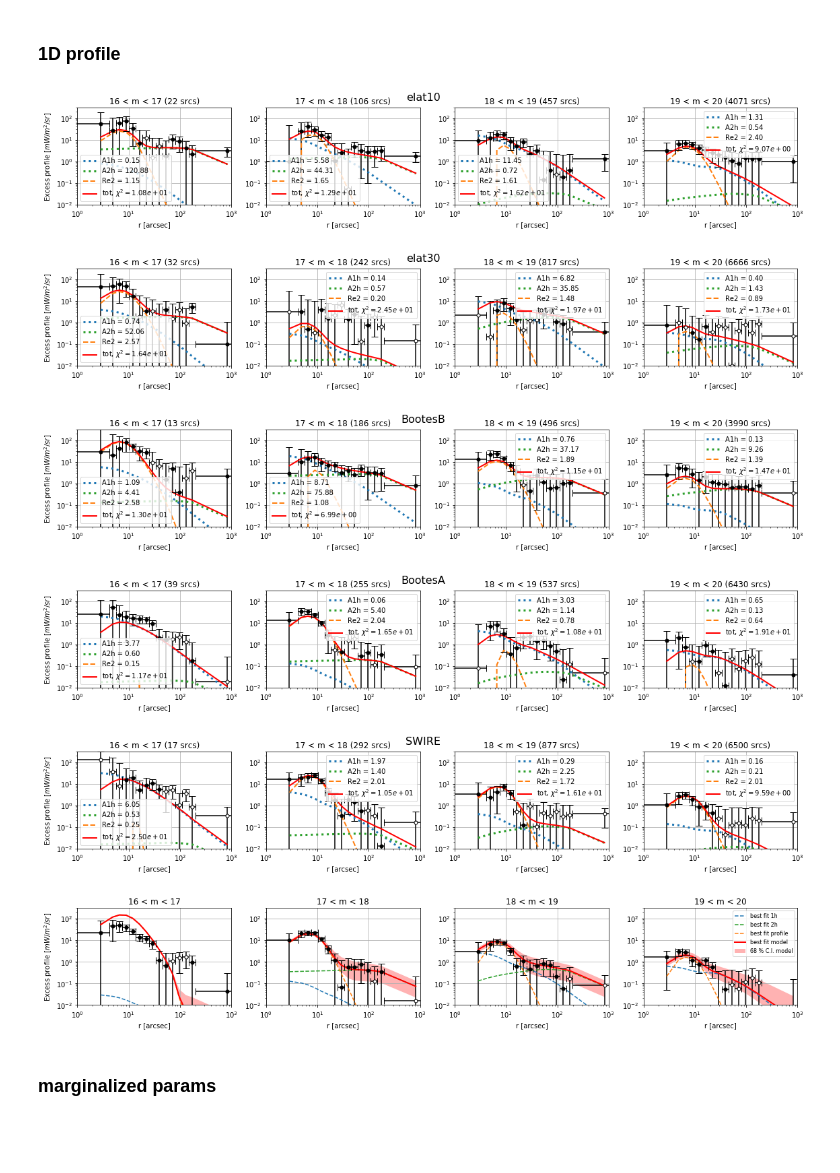
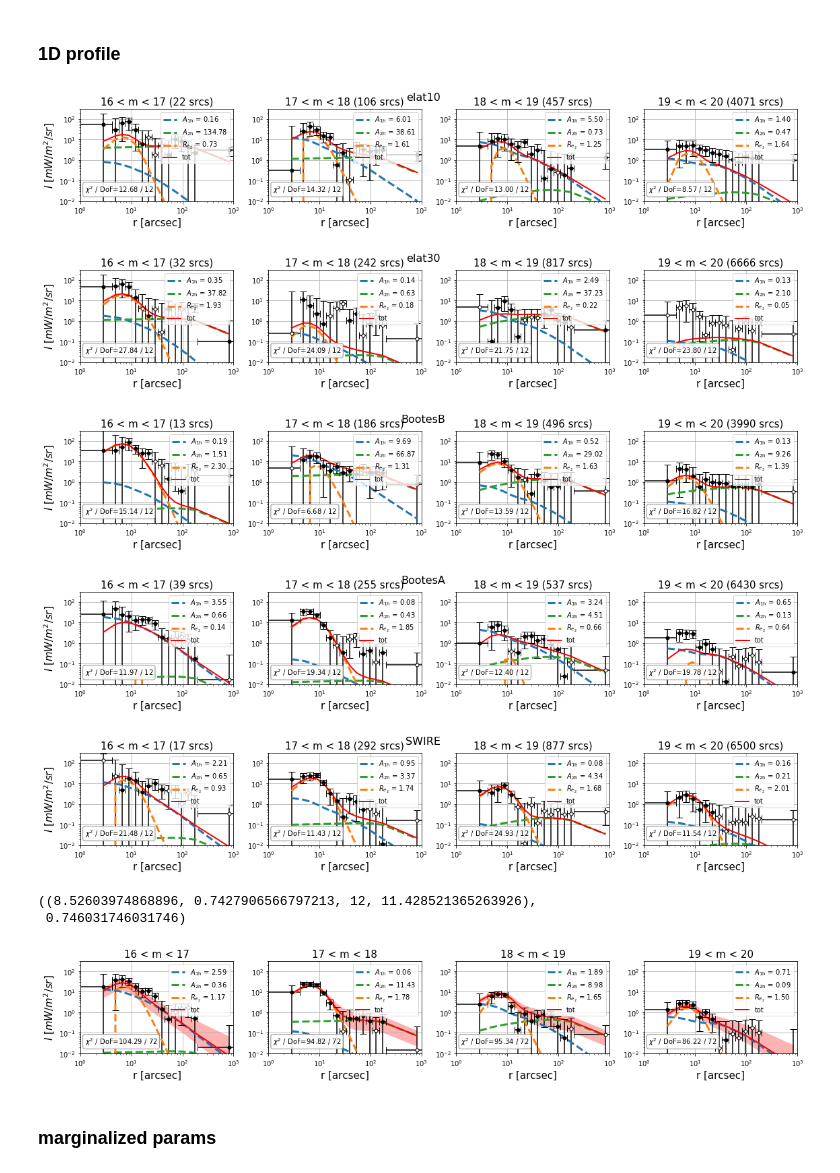
Before and after one commit to yuntingcheng/python_ciber, a Jupyter notebook: stack_modelfit/mcmc.ipynb, the cells around one changed output. Cells and saved outputs as stored; diff of their text form; code cells hidden in the pictures; blank space fills up the shorter version.

```diff
--- a/stack_modelfit/mcmc.ipynb
+++ b/stack_modelfit/mcmc.ipynb
@@ -219,45 +217,46 @@ for ifield in [4,5,6,7,8]:
         param_fit = fit_stacking_mcmc(inst, ifield, im, filt_order)
         fitparamdat = get_mcmc_fit_params_3par(inst,im, ifield=ifield)
         Re2 = fitparamdat['Re2']
         A1h = fitparamdat['A1h']
         A2h = fitparamdat['A2h']
         Nsrc = param_fit.Nsrc
         r_arr = param_fit.rsubbins
         profd_arr = param_fit.profex_sub
         profd_err = np.sqrt(np.diag(param_fit.covsub))
         modelprof = param_fit.get_profexcess_model(Re2=Re2, A1h=A1h, A2h=A2h)
         profex_arr = modelprof['profex_sub']
         prof1h_arr = modelprof['prof1h_sub']
         prof2h_arr = modelprof['prof2h_sub']
         chi2 = param_fit.get_chi2(Re2=Re2, A1h=A1h, A2h=A2h)
         rbinedges = param_fit.rsubbinedges
-        ax[im].loglog(r_arr, prof1h_arr,'C0:', lw=3, label='A1h = %.2f'%A1h)
-        ax[im].loglog(r_arr, prof2h_arr,'C2:', lw=3, label='A2h = %.2f'%A2h)
-        ax[im].loglog(r_arr, profex_arr,'C1--', lw=2, label='Re2 = %.2f'%Re2)
-        ax[im].loglog(r_arr, profex_arr + prof1h_arr + prof2h_arr,'r-', lw=2,
-                     label = r'tot, $\chi^2=%.2e$'%chi2)
-
+        dof = param_fit.dof_data - 3
+        ax[im].loglog(r_arr, prof1h_arr,'C0--', lw=3, label=r'$A_{\rm 1h}$ = %.2f'%A1h)
+        ax[im].loglog(r_arr, prof2h_arr,'C2--', lw=3, label=r'$A_{\rm 2h}$ = %.2f'%A2h)
+        ax[im].loglog(r_arr, profex_arr,'C1--', lw=3, label=r'$R_{e_2}$ = %.2f'%Re2)
+        ax[im].loglog(r_arr, profex_arr + prof1h_arr + prof2h_arr,'r-', lw=2, label = 'tot')
+        ax[im].text(0.03, 0.10,r'$\chi^2$ / DoF=%.2f / %d'%(chi2,dof),transform=ax[im].transAxes,
+                    bbox={'boxstyle':'round','alpha':0.9, 'fc':'w','ec':'0.5'}, fontsize=10)
         plot_err_log(r_arr,
                      profd_arr,
                      profd_err,
                      xedges = rbinedges,
                      ax=ax[im], color='k')
 
 
-        ax[im].set_title('%d < m < %d (%d srcs)'%(m_min, m_max, Nsrc))
+        ax[im].set_title('%d < m < %d (%d srcs)'%(m_min, m_max, Nsrc),fontsize=15)
         ax[im].set_ylim([1e-2,3e2])
         ax[im].set_xlim([1e0,1e3])
         ax[im].grid()
-        ax[im].legend()
-        ax[im].set_xlabel('r [arcsec]')
-    ax[0].set_ylabel('Excess profile [$mW/m^2/sr$]')
+        ax[im].legend(loc=1)
+        ax[im].set_xlabel('r [arcsec]',fontsize=15)
+    ax[0].set_ylabel(r'$I$ [$mW/m^2/sr$]',fontsize=15)
     fig.suptitle(fieldnamedict[ifield], fontsize=16)
 
     plt.tight_layout()
     plt.savefig('plots/TM%d/profile_best_%s_3par.png'%(inst,param_fit.field), dpi = 150)
 # %% [output]
-[figure, old version]
+[figure, new version]
-[figure, old version]
+[figure, new version]
-[figure, old version]
+[figure, new version]
-[figure, old version]
+[figure, new version]
-[figure, old version]
+[figure, new version]
@@ -264,3 +273,8 @@ for ifield in [4,5,6,7,8]:
+# %%
+param_fit.get_chi2_pte(),param_fit.covsub_inv_debias
+# %% [output]
+((8.52603974868896, 0.7427906566797213, 12, 11.428521365263926),
+ 0.746031746031746)
 # %%
 #
 from run_fit import *
@@ -273,6 +287,10 @@ for im in range(4):
     Re2, A1h, A2h = fitparamdat['Re2'], fitparamdat['A1h'], fitparamdat['A2h'],
     Re2_low, A1h_low, A2h_low = fitparamdat['Re2_low'], fitparamdat['A1h_low'], fitparamdat['A2h_low']
     Re2_high, A1h_high, A2h_high = fitparamdat['Re2_high'], fitparamdat['A1h_high'], fitparamdat['A2h_high']
+
+    param_fit = joint_fit_mcmc(inst,im,filt_order)
+    chi2 = param_fit.get_chi2(Re2=Re2, A1h=A1h, A2h=A2h)
+    dof = param_fit.dof_data - 3
 
     profd_arr, profd_err = 0, 0
     profex_arr, profex_arr_low, profex_arr_high = 0, 0, 0
@@ -325,13 +343,14 @@ for im in range(4):
     r_arr = param_fit.rsubbins
     rbinedges = param_fit.rsubbinedges
 
-    ax[im].loglog(r_arr, prof1h_arr,'C0--', label='best fit 1h')
-    ax[im].loglog(r_arr, prof2h_arr,'C2--', label='best fit 2h')
-    ax[im].loglog(r_arr, profex_arr,'C1--', label='best fit profile')
-    ax[im].loglog(r_arr, profex_arr + prof1h_arr + prof2h_arr,'r-', lw=2, label='best fit model')
+    ax[im].loglog(r_arr, prof1h_arr,'C0--', lw=3, label=r'$A_{\rm 1h}$ = %.2f'%A1h)
+    ax[im].loglog(r_arr, prof2h_arr,'C2--', lw=3, label=r'$A_{\rm 2h}$ = %.2f'%A2h)
+    ax[im].loglog(r_arr, profex_arr,'C1--', lw=3, label=r'$R_{e_2}$ = %.2f'%Re2)
+    ax[im].loglog(r_arr, profex_arr + prof1h_arr + prof2h_arr,'r-', lw=2, label = 'tot')
     ax[im].fill_between(r_arr, profex_arr_low + prof1h_arr_low + prof2h_arr_low,
-                       profex_arr_high + prof1h_arr_high + prof2h_arr_high, facecolor='r', alpha=0.3,
-                       label='68 % C.I. model')
+                       profex_arr_high + prof1h_arr_high + prof2h_arr_high, facecolor='r', alpha=0.3)
+    ax[im].text(0.03, 0.10,r'$\chi^2$ / DoF=%.2f / %d'%(chi2,dof),transform=ax[im].transAxes,
+                bbox={'boxstyle':'round','alpha':0.9, 'fc':'w','ec':'0.5'}, fontsize=10)
 
     plot_err_log(r_arr,
                  profd_arr,
@@ -339,18 +358,18 @@ for im in range(4):
                  xedges = rbinedges,
                  ax=ax[im], color='k')
 
-    ax[im].set_title('%d < m < %d'%(param_fit.m_min, param_fit.m_max))
+    ax[im].set_title('%d < m < %d'%(param_fit.m_min, param_fit.m_max),fontsize=15)
     ax[im].set_ylim([1e-2,3e2])
     ax[im].set_xlim([1e0,1e3])
     ax[im].grid()
-    ax[im].set_xlabel('r [arcsec]')
-ax[im].legend(fontsize=8,loc=1)
-ax[0].set_ylabel('Excess profile [$mW/m^2/sr$]')
+    ax[im].set_xlabel('r [arcsec]',fontsize=15)
+    ax[im].legend(loc=1)
+ax[0].set_ylabel(r'$I$ [$mW/m^2/sr$]',fontsize=15)
 
 plt.tight_layout()
 plt.savefig('plots/TM%d/profile_best_joint_3par.png'%inst, dpi = 200, bbox_inches='tight')
 # %% [output]
-[figure, old version]
+[figure, new version]
 # %% [markdown]
 ### marginalized params
 # %%
```
Also changed, not shown: parts of 31 cells of this notebook, 2 other files.
